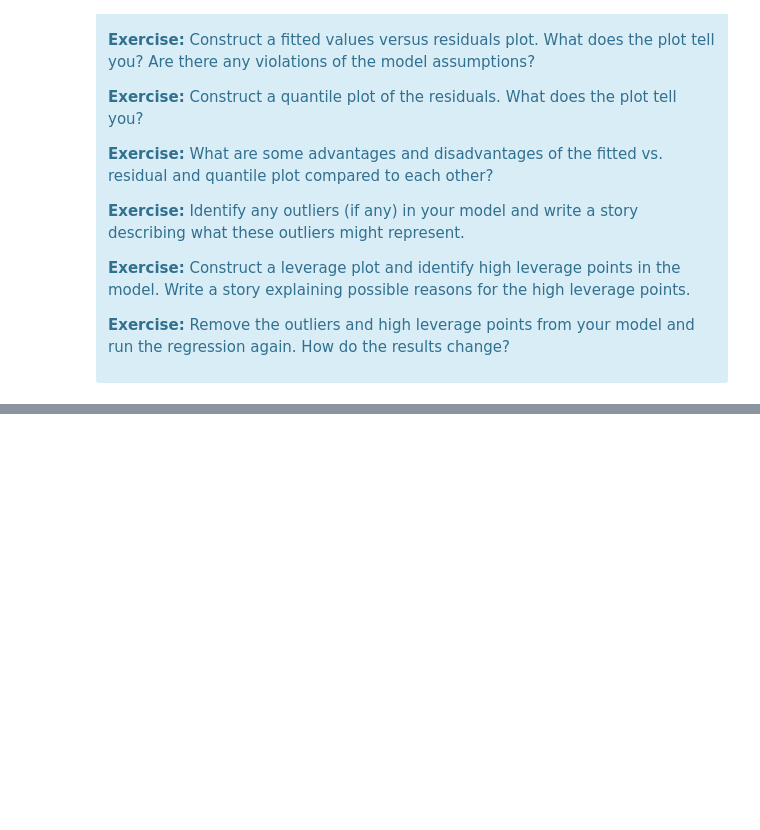
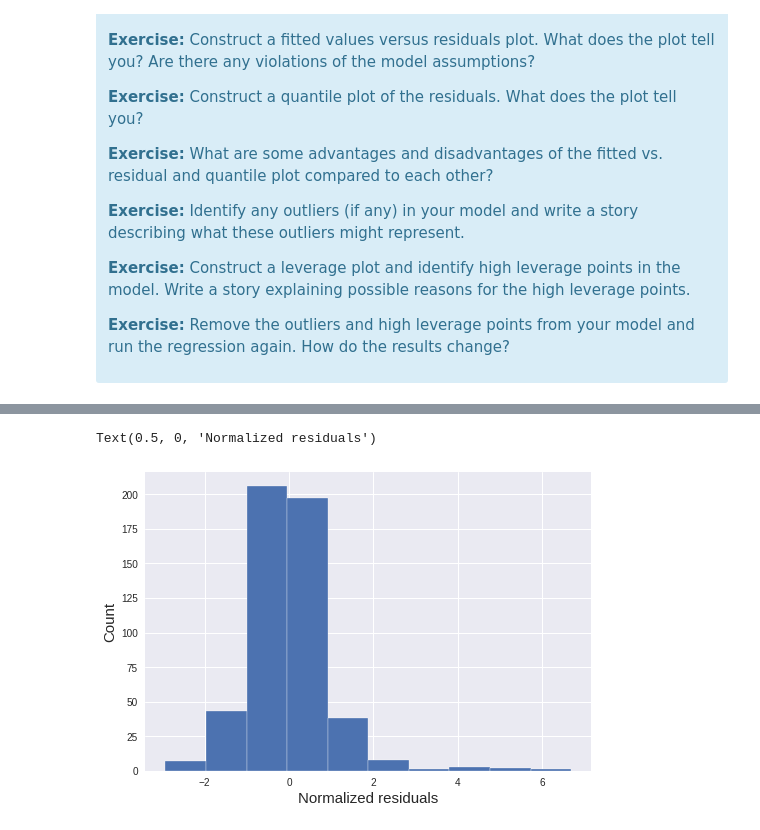
Before and after one commit to villafue/Python_Statistics, a Jupyter notebook: Boston_Mini_Project_Linear_Regression.ipynb, the cells around one changed output, grey strips where cells are left out. Cells and saved outputs as stored; diff of their text form; code cells hidden in the pictures; blank space fills up the shorter version.

```diff
--- a/Boston_Mini_Project_Linear_Regression.ipynb
+++ b/Boston_Mini_Project_Linear_Regression.ipynb
@@ -1045,0 +1174,9 @@ There are some other issues that are important investigate with linear regressio
+# %%
+# Your turn.
+# resid_pearson is the updated version of norm_resid()
+plt.hist(m3.resid_pearson)
+plt.ylabel('Count')
+plt.xlabel('Normalized residuals')
+# %% [output]
+Text(0.5, 0, 'Normalized residuals')
+[figure, added]
```
Also changed, not shown: parts of 18 cells of this notebook.
